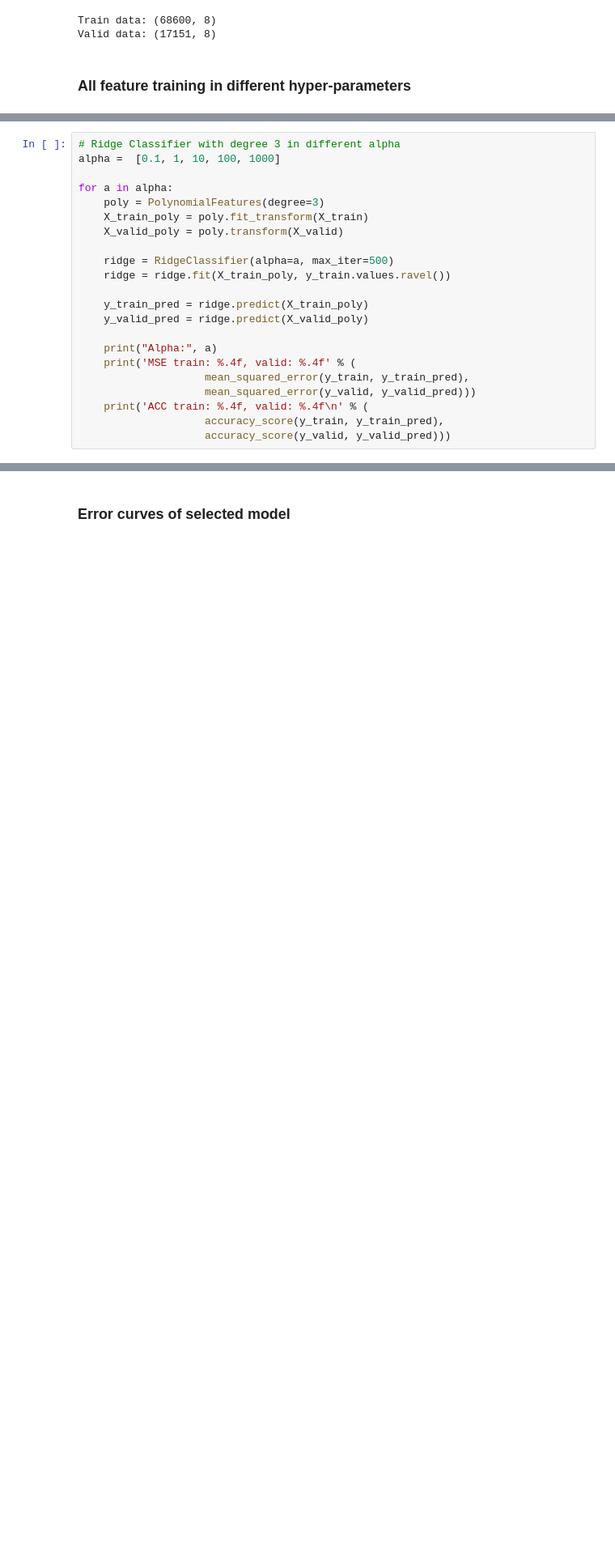
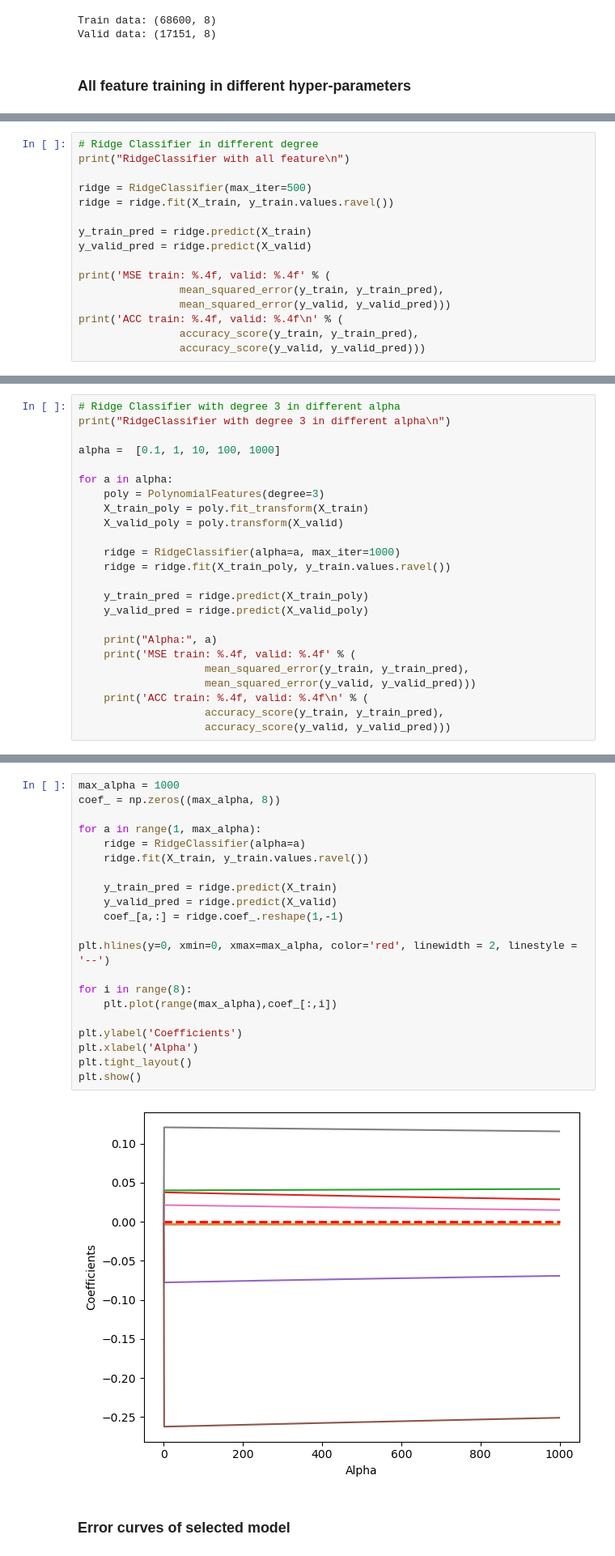
Before and after one commit to huiyuiui/DeepLearningLabs, a Jupyter notebook: Lab5/Lab05_109062135.ipynb, the cells around one changed output, grey strips where cells are left out. Shown at 81% size. Saved outputs shown, nothing was run; the diff lists cells and outputs as text; blank space fills up the shorter version.

```diff
--- a/Lab5/Lab05_109062135.ipynb
+++ b/Lab5/Lab05_109062135.ipynb
@@ -121,3 +125,19 @@ ACC train: 0.6087, valid: 0.6093
 Penalty: l2
 MSE train: 0.3913, valid: 0.3907
 ACC train: 0.6087, valid: 0.6093
+# %%
+# Ridge Classifier in different degree
+print("RidgeClassifier with all feature\n")
+
+ridge = RidgeClassifier(max_iter=500)
+ridge = ridge.fit(X_train, y_train.values.ravel())
+
+y_train_pred = ridge.predict(X_train)
+y_valid_pred = ridge.predict(X_valid)
+
+print('MSE train: %.4f, valid: %.4f' % (
+                mean_squared_error(y_train, y_train_pred),
+                mean_squared_error(y_valid, y_valid_pred)))
+print('ACC train: %.4f, valid: %.4f\n' % (
+                accuracy_score(y_train, y_train_pred),
+                accuracy_score(y_valid, y_valid_pred)))
@@ -165,6 +190,8 @@ MSE train: 0.3728, valid: 0.3940
 ACC train: 0.6272, valid: 0.6060
 # %%
 # Ridge Classifier with degree 3 in different alpha
+print("RidgeClassifier with degree 3 in different alpha\n")
+
 alpha =  [0.1, 1, 10, 100, 1000]
 
 for a in alpha:
@@ -172,7 +199,7 @@ for a in alpha:
     X_train_poly = poly.fit_transform(X_train)
     X_valid_poly = poly.transform(X_valid)
 
-    ridge = RidgeClassifier(alpha=a, max_iter=500)
+    ridge = RidgeClassifier(alpha=a, max_iter=1000)
     ridge = ridge.fit(X_train_poly, y_train.values.ravel())
 
     y_train_pred = ridge.predict(X_train_poly)
@@ -205,6 +230,29 @@ ACC train: 0.6188, valid: 0.6110
 Alpha: 1000
 MSE train: 0.3813, valid: 0.3897
 ACC train: 0.6187, valid: 0.6103
+# %%
+max_alpha = 1000
+coef_ = np.zeros((max_alpha, 8))
+
+for a in range(1, max_alpha):
+    ridge = RidgeClassifier(alpha=a)
+    ridge.fit(X_train, y_train.values.ravel())
+
+    y_train_pred = ridge.predict(X_train)
+    y_valid_pred = ridge.predict(X_valid)
+    coef_[a,:] = ridge.coef_.reshape(1,-1)
+
+plt.hlines(y=0, xmin=0, xmax=max_alpha, color='red', linewidth = 2, linestyle = '--')
+
+for i in range(8):
+    plt.plot(range(max_alpha),coef_[:,i])
+
+plt.ylabel('Coefficients')
+plt.xlabel('Alpha')
+plt.tight_layout()
+plt.show()
+# %% [output]
+[figure, added]
 # %% [markdown]
 ### **Error curves of selected model**
 # %%
```
Also changed, not shown: parts of 15 cells of this notebook, 1 other file.
